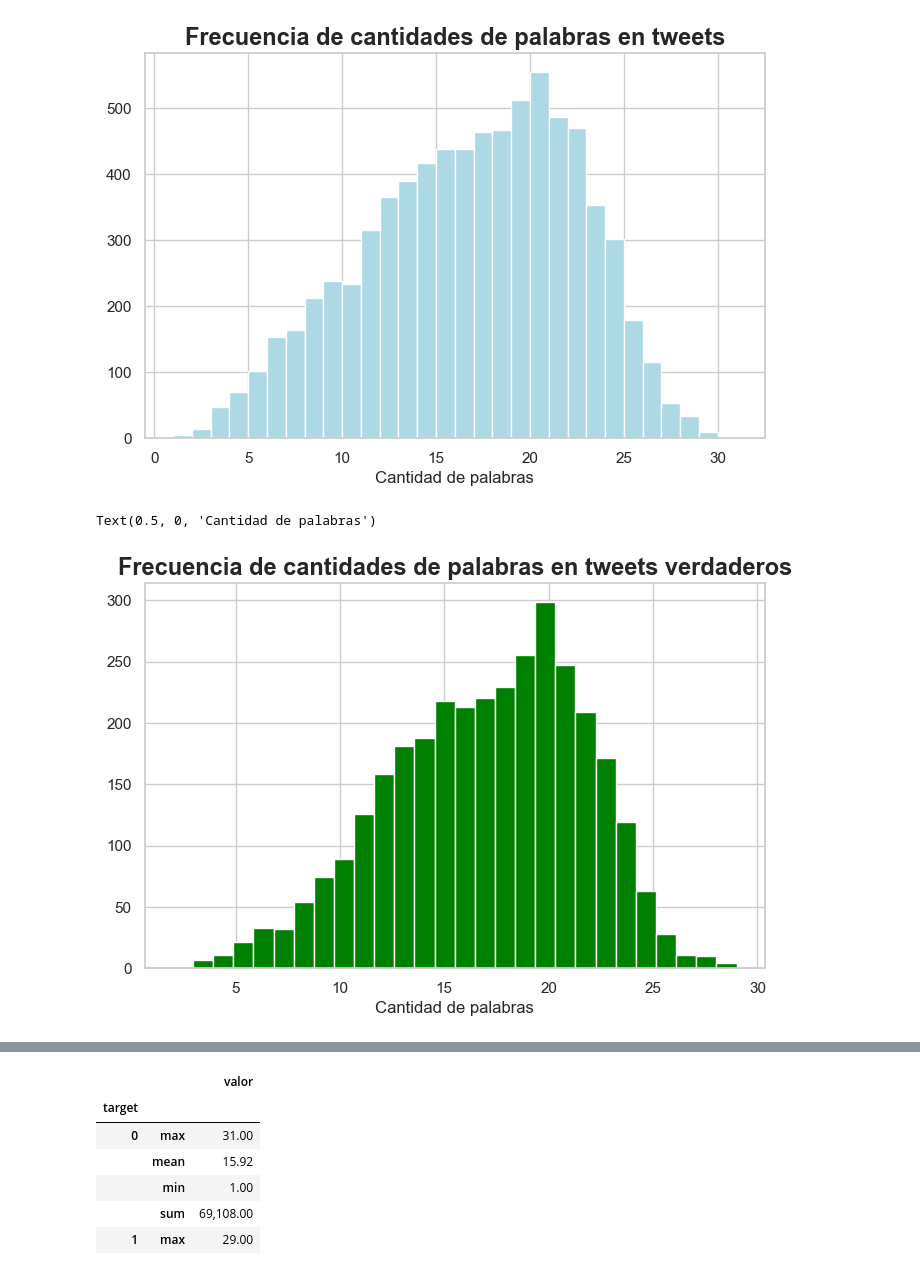
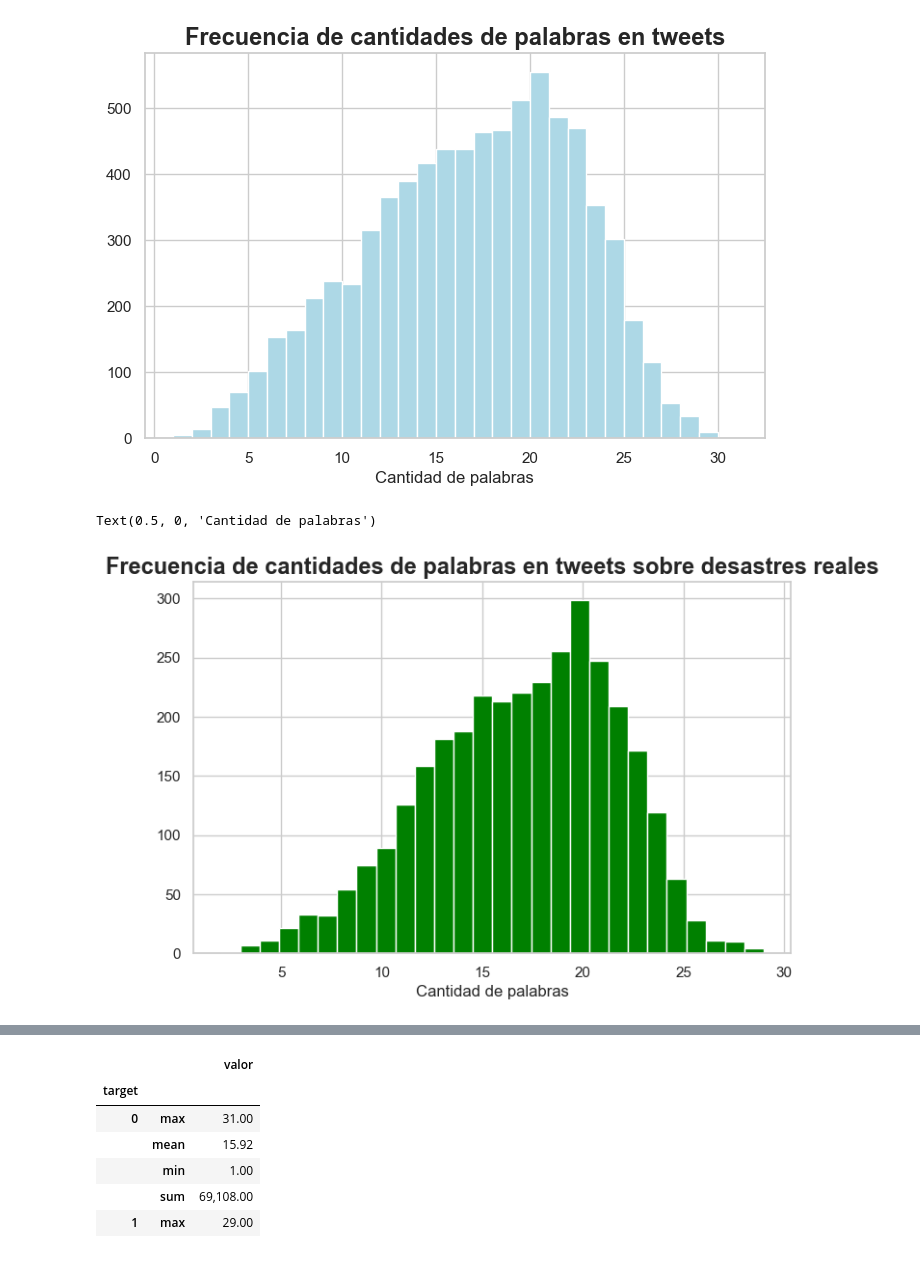
Before and after one commit to aleacevedo/Datos-TP-1C-2020, a Jupyter notebook: TP1 - Matias/repeticion de palabras.ipynb, the cells around one changed output, grey strips where cells are left out. Saved outputs shown, nothing was run; the diff lists cells and outputs as text; code cells hidden in the pictures.

```diff
--- a/TP1 - Matias/repeticion de palabras.ipynb
+++ b/TP1 - Matias/repeticion de palabras.ipynb
@@ -103,10 +103,10 @@ tweets_falsos = tweets[tweets["target"]==0]
 tweets_verdaderos = tweets[tweets["target"]==1]
 # %%
 tweets_verdaderos["words_count"].hist(bins=28, color="green")
-plt.title("Frecuencia de cantidades de palabras en tweets verdaderos", fontsize=17, fontweight="bold")
+plt.title("Frecuencia de cantidades de palabras en tweets sobre desastres reales", fontsize=17, fontweight="bold")
 plt.xlabel("Cantidad de palabras", fontsize=12)
 # %% [output]
 Text(0.5, 0, 'Cantidad de palabras')
-[figure, old version]
+[figure, new version]
 # %%
 tweets_falsos["words_count"].hist(bins=30, color="red")
```
Also changed, not shown: parts of 7 cells of this notebook, 1 other file.
